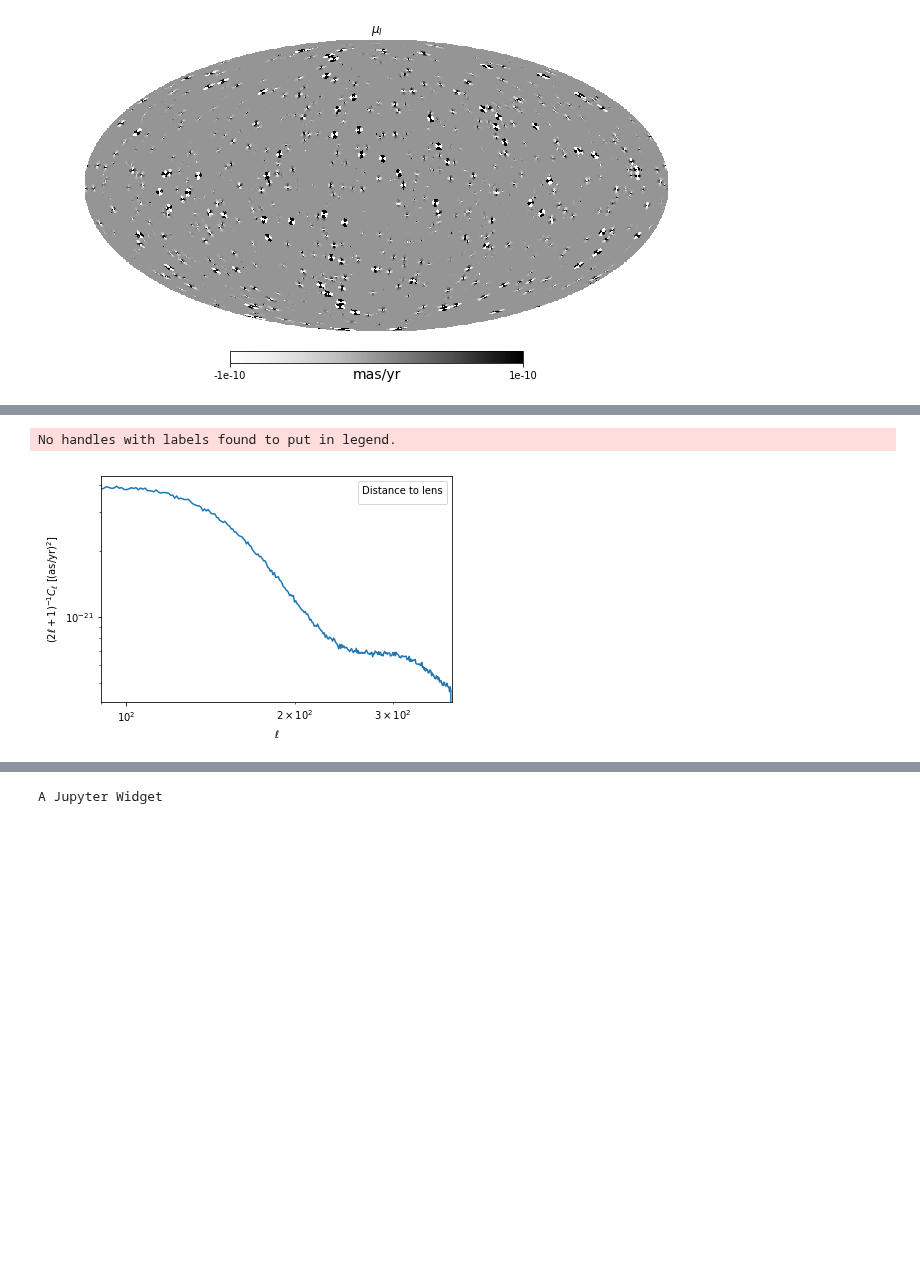
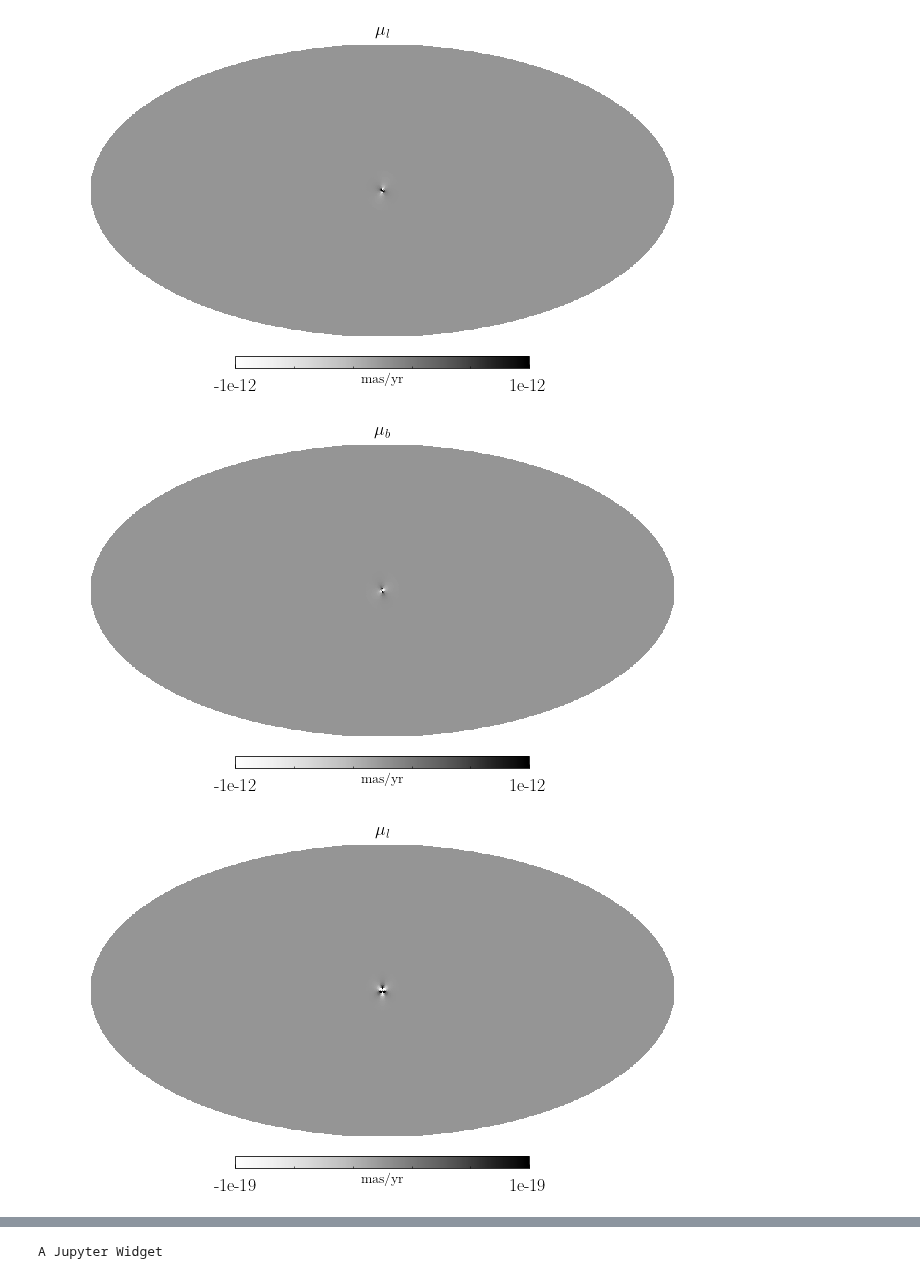
Before and after one commit to smsharma/astrometry-lensing-correlations, a Jupyter notebook: Simulations/SubhaloSample.ipynb, the cells around one changed output, grey strips where cells are left out. Drawn from its saved outputs; the diff is of its cells as text; code cells hidden in the pictures; blank space fills up the shorter version.

Commit message:
Added induced accelerations for Gaussian

```diff
--- a/Simulations/SubhaloSample.ipynb
+++ b/Simulations/SubhaloSample.ipynb
@@ -14,5 +17,5 @@ from astropy import units as u
 # %%
-max_sep = 2
+max_sep = 10
 nside = 128
 lmax = 3*nside - 1
 nsim = 1
@@ -20,8 +23,8 @@ nsim = 1
 sim = []
 
 for isim in tqdm_notebook(range(nsim)):
-#     sim.append(QuasarSim(n_sh=1, sh_m_frac=0.2, max_sep=max_sep, m_delta=1e6*M_s, verbose=True, sh_distrib='MW', sim_uniform=True, nside=nside,
-#                          custom_coords=[[0*u.deg],[0*u.deg],[1*u.mas/u.year],[1*u.mas/u.year],[100*kpc]]))
+    sim.append(QuasarSim(n_sh=1, sh_m_frac=0.2, max_sep=max_sep, m_delta=1e6*M_s, verbose=True, sh_distrib='MW', sim_uniform=True, nside=nside,
+                         custom_coords=[[0*u.deg],[0*u.deg],[1*u.mas/u.year],[1*u.mas/u.year],[1000*kpc]], do_alpha=True))
 #     sim.append(QuasarSim(sh_m_frac=0.2, max_sep=max_sep, m_delta=1e8*M_s, verbose=True, sh_distrib='MW', sim_uniform=True, nside=nside, c200_delta=10000, save_powerspecs=True))
-    sim.append(QuasarSim(alpha_m=1.9, n_calib=150, max_sep=max_sep, verbose=True, sh_distrib='Aq1', m_min=1e-5, sim_uniform=True, nside=nside))
+#     sim.append(QuasarSim(alpha_m=1.9, n_calib=150, max_sep=max_sep, verbose=True, sh_distrib='Aq1', m_min=1e-5, sim_uniform=True, nside=nside))
 # %% [output]
@@ -30,12 +33,18 @@ A Jupyter Widget
 # %%
-maxx = 10**(-10)
+maxx = 10**(-12)
+maxx_a = 10**(-19)
 
 cmap = cm.Greys
 cmap.set_under('w')
 
 for i in range((nsim)):
 
     hp.mollview(sim[i].mu_qsrs[:,0],max=maxx, min=-maxx, title="$\mu_l$", unit='mas/yr', cmap=cmap)
-# hp.mollview(sim[0].mu_qsrs[:,1],max=maxx, min=-maxx, title="$\mu_b$", unit='mas/yr', cmap=cmap)
+    hp.mollview(sim[i].mu_qsrs[:,1],max=maxx, min=-maxx, title="$\mu_b$", unit='mas/yr', cmap=cmap)
+
+    hp.mollview(sim[i].alpha_qsrs[:,0],max=maxx_a, min=-maxx_a, title="$\mu_l$", unit='mas/yr', cmap=cmap)
+    hp.mollview(sim[i].alpha_qsrs[:,1],max=maxx_a, min=-maxx_a, title="$\mu_b$", unit='mas/yr', cmap=cmap)
 # %% [output]
-[figure, old version]
+[figure, new version]
+[figure, added]
+[figure, added]
@@ -42,17 +51,0 @@ for i in range((nsim)):
-# %%
-ell = np.arange(len(sim[0].Cl_B))
-
-plt.plot(ell, sim[0].Cl_B/(2*ell + 1))
-
-plt.yscale("log")
-plt.xscale("log")
-plt.xlim(180/max_sep, lmax)
-plt.ylabel("$(2\ell + 1)^{-1} C_\ell$ [(as/yr)$^2$]")
-plt.xlabel("$\ell$")
-plt.legend(title='Distance to lens')
-# plt.title('Gaussian lens, $R_0$ = 1 kpc, $M_0 = 10^8\,\mathrm{M}_\odot$, $\dot\\theta$ = 1 mas/yr')
-plt.tight_layout()
-# plt.savefig("Gauss.pdf")
-# %% [output]
-No handles with labels found to put in legend.
-[figure, removed]
```
Also changed, not shown: parts of 7 cells of this notebook, 7 other files.
